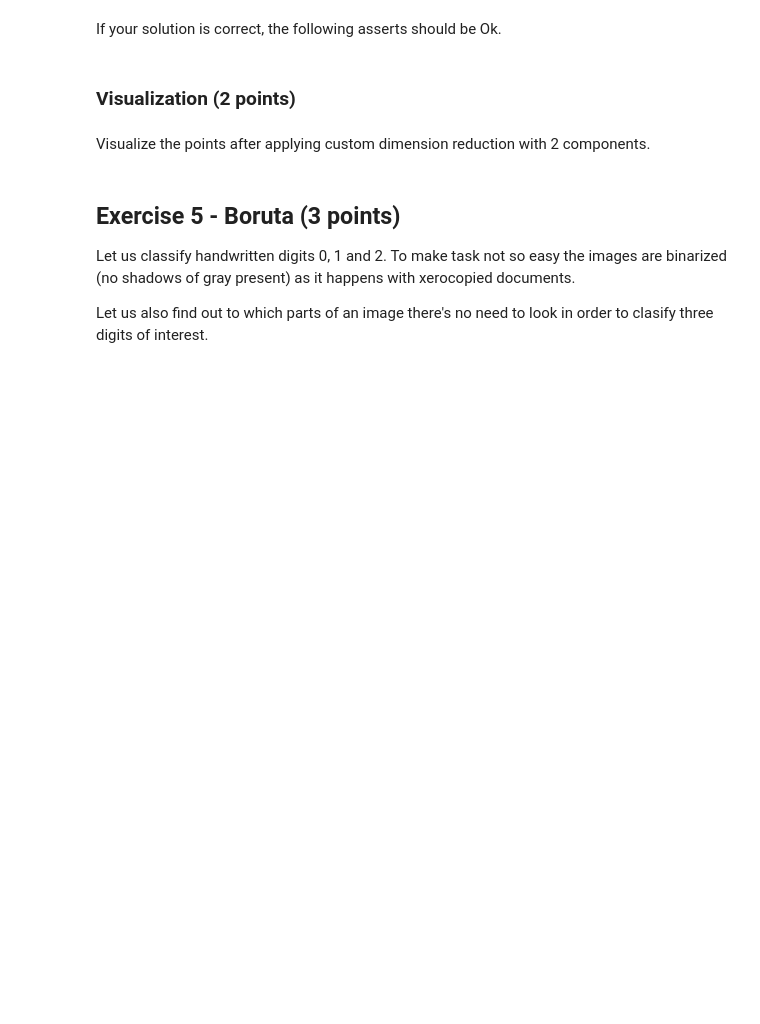
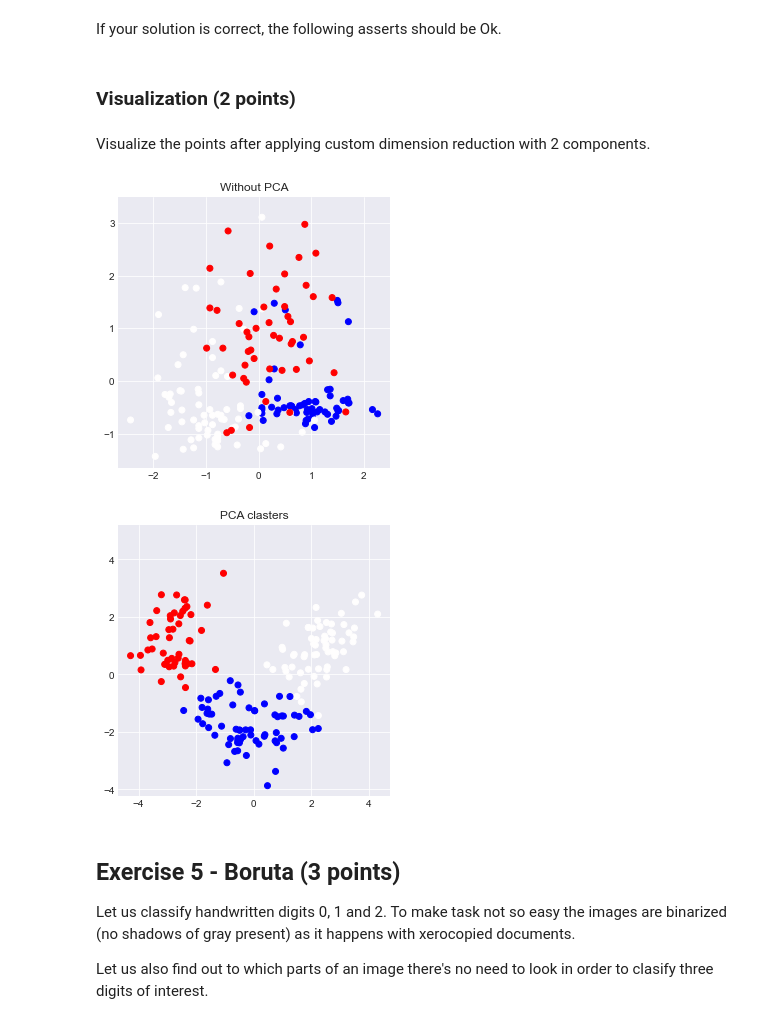
Before and after one commit to kastrubait/ml-intro-2022Q1, a Jupyter notebook: task-6_feature_engineering.ipynb, the cells around one changed output. Drawn from its saved outputs; the diff is of its cells as text; code cells hidden in the pictures; blank space fills up the shorter version.

```diff
--- a/task-6_feature_engineering.ipynb
+++ b/task-6_feature_engineering.ipynb
@@ -253,23 +253,28 @@ Find a covariance matrix of standartized data and assing it to S.
 # %%
 ## your code
 
-S = ## your code
+wine_data_sc = StandardScaler().fit_transform(wine_data)
+
+S = (wine_data_sc.T @ wine_data_sc)/(wine_data_sc.shape[0]-1) ## your code
 # %% [markdown]
 If your code is correct, the following assert should be Ok.
 # %%
 assert np.allclose(np.linalg.norm(S), 5.787241159764733)
 # %%
 from scipy.optimize import minimize
+from numpy import linalg as LA
 
 def objective(x):
     # your code: write objective of the problem (don't forget that scipy does min while we need max)
+    return -(x.T @ S @ x)
 
 def norm_constraint(x):
     # your code: constaraint norm of x to be 1, function should return 0 if constraint holds
+    return LA.norm(x) - 1
 
 con1 = {'type': 'eq', 'fun': norm_constraint}
 
-x0 = # your code: initial vector to start optimization
+x0 = np.zeros(S.shape[0]) # your code: initial vector to start optimization
 
 sol = minimize(objective,
                x0,
@@ -281,15 +286,16 @@ Hurray! We have first vector! Let's do another one.
 # %%
 def orthogonality_constraint(x):
     # your code: x should be orthogonal to x0, function should return 0 if constraint holds
+    return x.T @ x0
 
 con2 = {'type': 'eq', 'fun': orthogonality_constraint}
 
-x1 = # your code: initial vector to start optimization
+x1 = np.zeros(S.shape[0]) # your code: initial vector to start optimization
 
 
 sol = minimize(objective,
                x1,
-               constraints = #your code
+               constraints = [con1, con2] #your code
               )
 
 x1 = sol.x
@@ -302,6 +308,19 @@ assert np.allclose(x1@S@x1, 2.5110809296451233)
 ### Visualization (2 points)
 # %% [markdown]
 Visualize the points after applying custom dimension reduction with 2 components.
+# %%
+wine_data_sc = StandardScaler().fit_transform(wine_data)
+
+plot_scatter(wine_data_sc[:, 0], wine_data_sc[:, 1], auto_scaled=False, title='Without PCA', clusters=wine_labels)
+
+data_pca = wine_data_sc @ np.column_stack([x0, x1])
+km_pca = KMeans(3)
+
+clusters_scaled = km_pca.fit_predict(data_pca)
+plot_scatter(data_pca[:, 0], data_pca[:, 1], auto_scaled=False, title='PCA clasters', clusters=clusters_scaled)
+# %% [output]
+[figure, added]
+[figure, added]
 # %% [markdown]
 ## Exercise 5 - Boruta (3 points)
 
```
Also changed, not shown: parts of 8 cells of this notebook.
